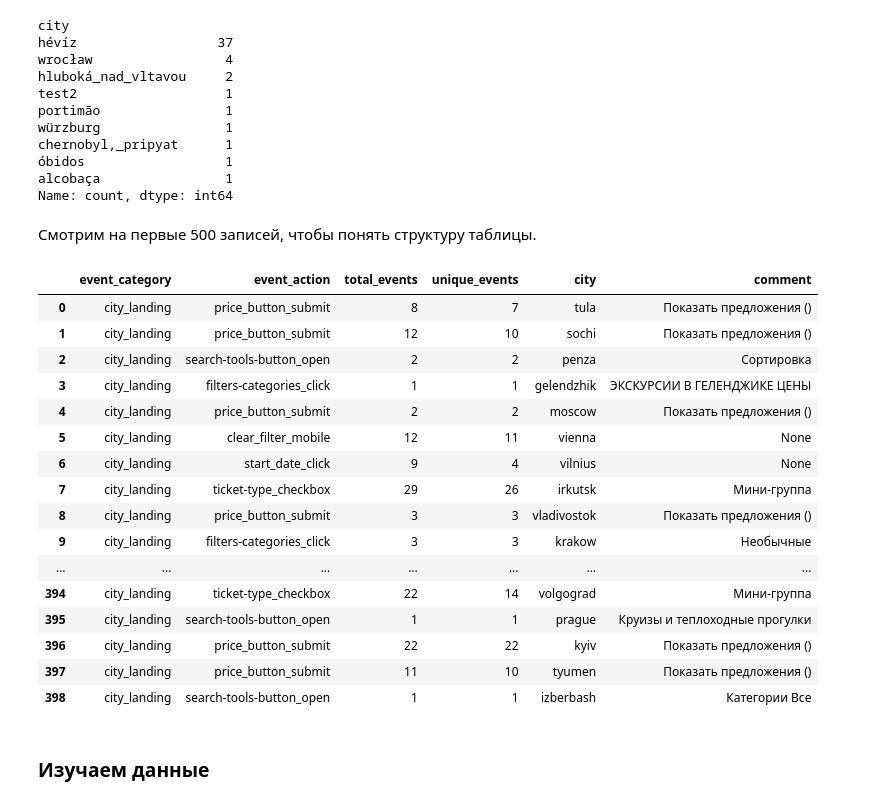
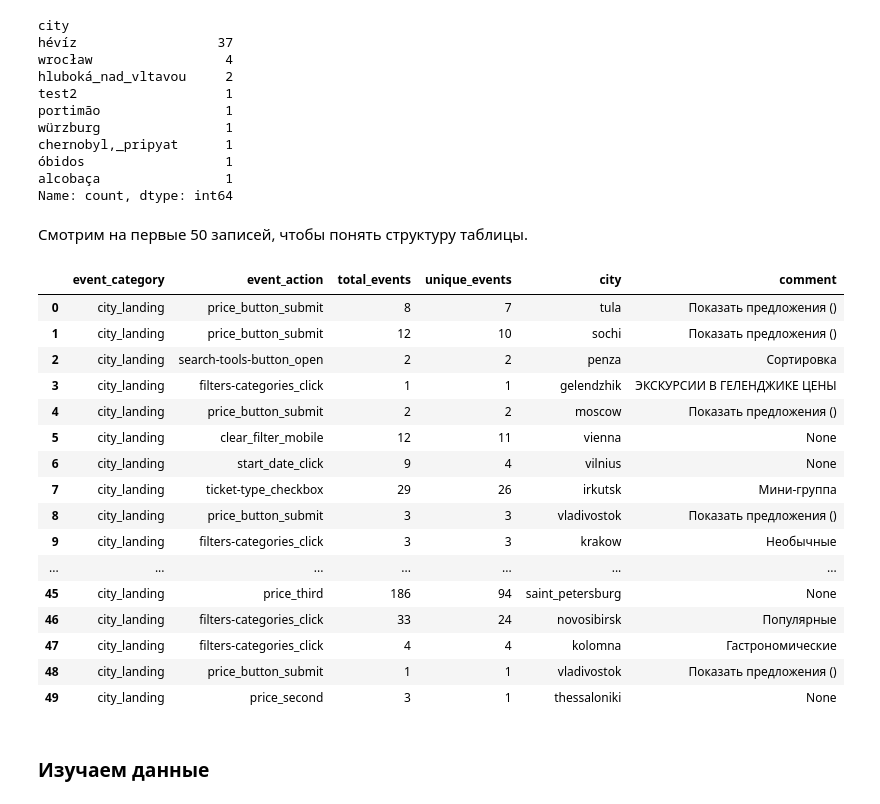
Before and after one commit to alxtt/Data-Analysis-290425, a Jupyter notebook: test.ipynb, the cells around one changed output. Saved outputs shown, nothing was run; the diff lists cells and outputs as text; code cells hidden in the pictures.

```diff
--- a/test.ipynb
+++ b/test.ipynb
@@ -61,29 +61,29 @@ Name: count, dtype: int64
 # %%
 df = df[~df['city'].isin(['service-city', 'test2'])]
 # %% [markdown]
-Смотрим на первые 500 записей, чтобы понять структуру таблицы.
+Смотрим на первые 50 записей, чтобы понять структуру таблицы.
 # %%
-pd.set_option('display.max_rows', 500)
+pd.set_option('display.max_rows', 50)
 # %%
-df.head(500)
+df.head(50)
 # %% [output]
 |  | event_category | event_action | total_events | unique_events | city | comment |
 | 0 | city_landing | price_button_submit | 8 | 7 | tula | Показать предложения () |
 | 1 | city_landing | price_button_submit | 12 | 10 | sochi | Показать предложения () |
 | 2 | city_landing | search-tools-button_open | 2 | 2 | penza | Сортировка |
 | 3 | city_landing | filters-categories_click | 1 | 1 | gelendzhik | ЭКСКУРСИИ В ГЕЛЕНДЖИКЕ ЦЕНЫ |
 | 4 | city_landing | price_button_submit | 2 | 2 | moscow | Показать предложения () |
 | 5 | city_landing | clear_filter_mobile | 12 | 11 | vienna | None |
 | 6 | city_landing | start_date_click | 9 | 4 | vilnius | None |
 | 7 | city_landing | ticket-type_checkbox | 29 | 26 | irkutsk | Мини-группа |
 | 8 | city_landing | price_button_submit | 3 | 3 | vladivostok | Показать предложения () |
 | 9 | city_landing | filters-categories_click | 3 | 3 | krakow | Необычные |
 | ... | ... | ... | ... | ... | ... | ... |
-| 394 | city_landing | ticket-type_checkbox | 22 | 14 | volgograd | Мини-группа |
-| 395 | city_landing | search-tools-button_open | 1 | 1 | prague | Круизы и теплоходные прогулки |
-| 396 | city_landing | price_button_submit | 22 | 22 | kyiv | Показать предложения () |
-| 397 | city_landing | price_button_submit | 11 | 10 | tyumen | Показать предложения () |
-| 398 | city_landing | search-tools-button_open | 1 | 1 | izberbash | Категории Все |
+| 45 | city_landing | price_third | 186 | 94 | saint_petersburg | None |
+| 46 | city_landing | filters-categories_click | 33 | 24 | novosibirsk | Популярные |
+| 47 | city_landing | filters-categories_click | 4 | 4 | kolomna | Гастрономические |
+| 48 | city_landing | price_button_submit | 1 | 1 | vladivostok | Показать предложения () |
+| 49 | city_landing | price_second | 3 | 1 | thessaloniki | None |
 # %% [markdown]
 ### Изучаем данные
 # %% [markdown]
```
Also changed, not shown: parts of 1 cell of this notebook.
